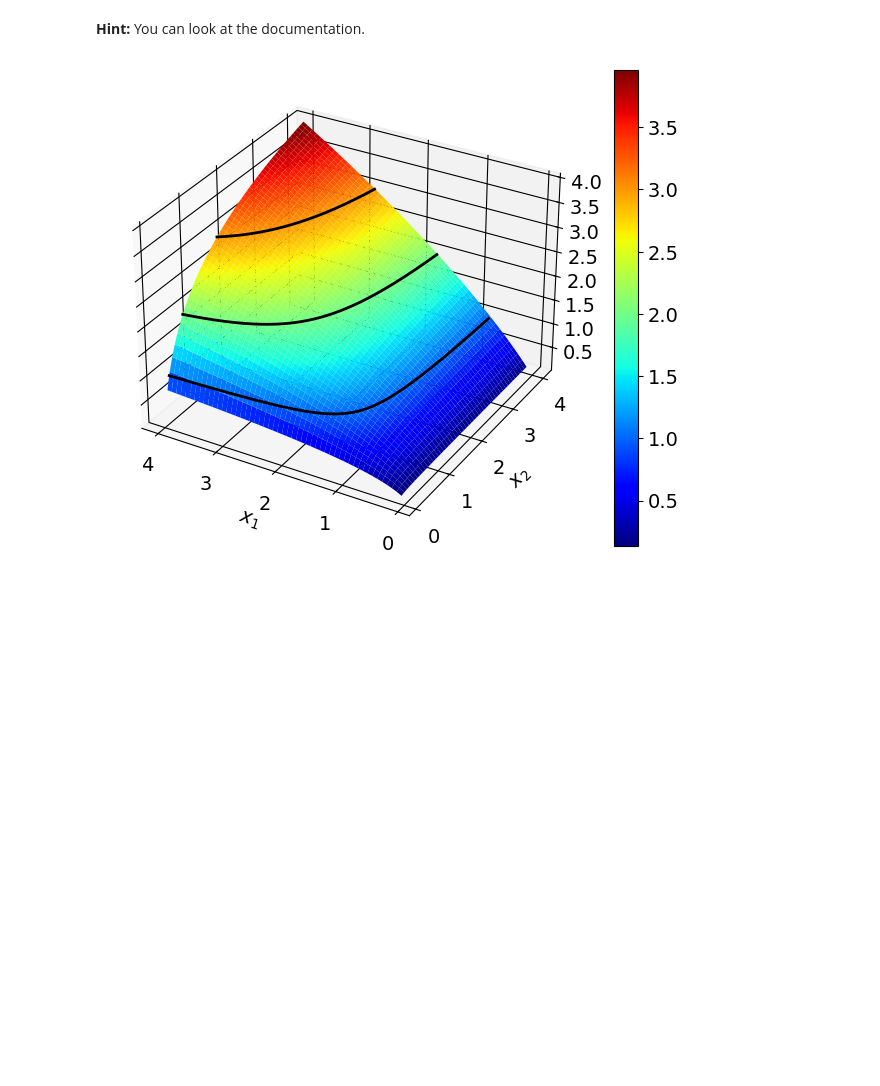
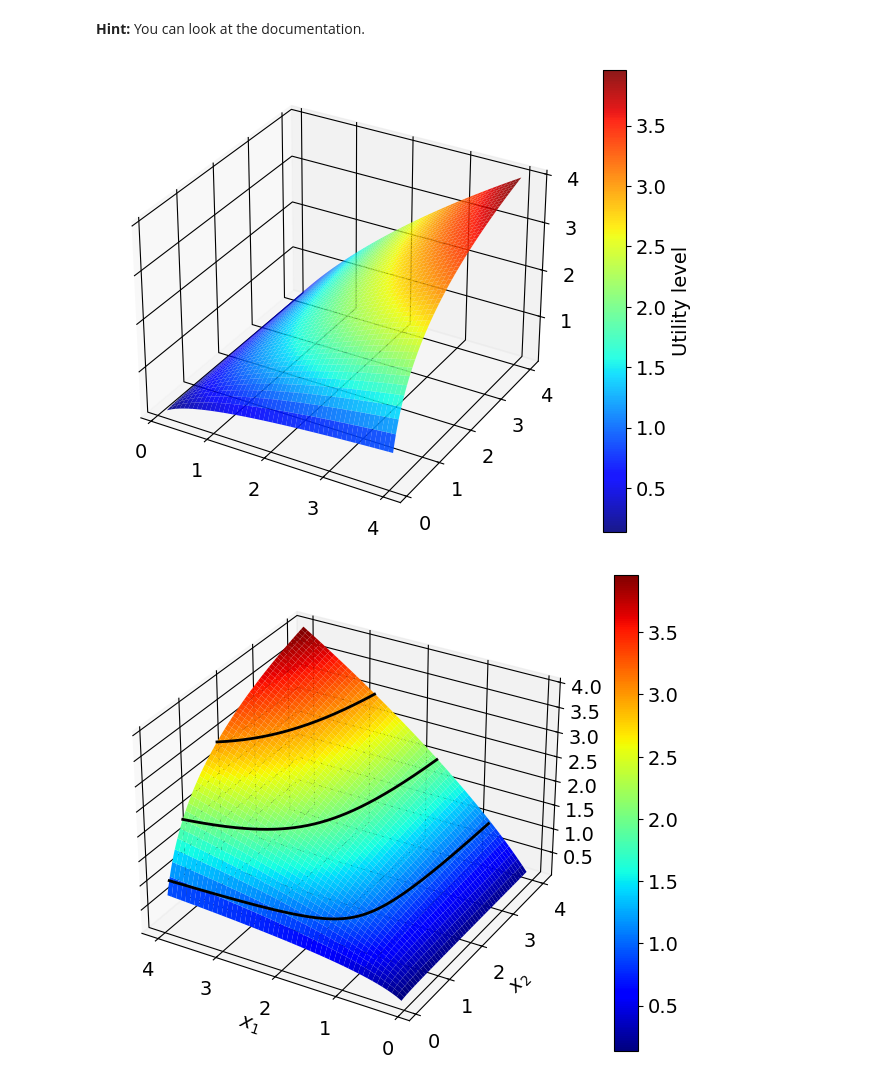
Before and after one commit to zxw910/ProgEcon-exercises, a Jupyter notebook: Problem_set_1_Printing_and_plotting/Problem_set_1.ipynb, the cells around one changed output. Drawn from its saved outputs; the diff is of its cells as text; code cells hidden in the pictures; blank space fills up the shorter version.

```diff
--- a/Problem_set_1_Printing_and_plotting/Problem_set_1.ipynb
+++ b/Problem_set_1_Printing_and_plotting/Problem_set_1.ipynb
@@ -176,15 +240,29 @@ where the black lines are indifference curves for $u \in \{1,2,3\}$.
 # %%
 # these values were used
 alpha = 0.75
 beta = 0.5
 x1_vec = np.linspace(0.1,4,1000)
 x2_vec = np.linspace(0.1,4,1000)
 uvals = [1.0,2.0,3.0]
 
 # write your code here
+def plot_surface_with_indifference(x1_vec, x2_vec, alpha, beta, uvals):
+    # Grid + surface values
+    x1_grid, x2_grid = np.meshgrid(x1_vec, x2_vec, indexing='ij')
+    u_grid = u_func(x1_grid, x2_grid, alpha=alpha, beta=beta)
+
+    # Plot 3D surface
+    fig = plt.figure(figsize=(9, 6))
+    ax = fig.add_subplot(1, 1, 1, projection='3d')
+    h = ax.plot_surface(x1_grid, x2_grid, u_grid, cmap=cm.jet, edgecolor='none', alpha=0.9)
+    fig.colorbar(h, label='Utility level')
+
+plot_surface_with_indifference(x1_vec, x2_vec, alpha, beta, uvals)
 
 # x1_grid,x2_grid =
 # u_grid =
+# %% [output]
+[figure, added]
 # %%
 import A6
 A6.plot(x1_vec,x2_vec,alpha,beta,uvals)
```
Also changed, not shown: parts of 5 cells of this notebook.
